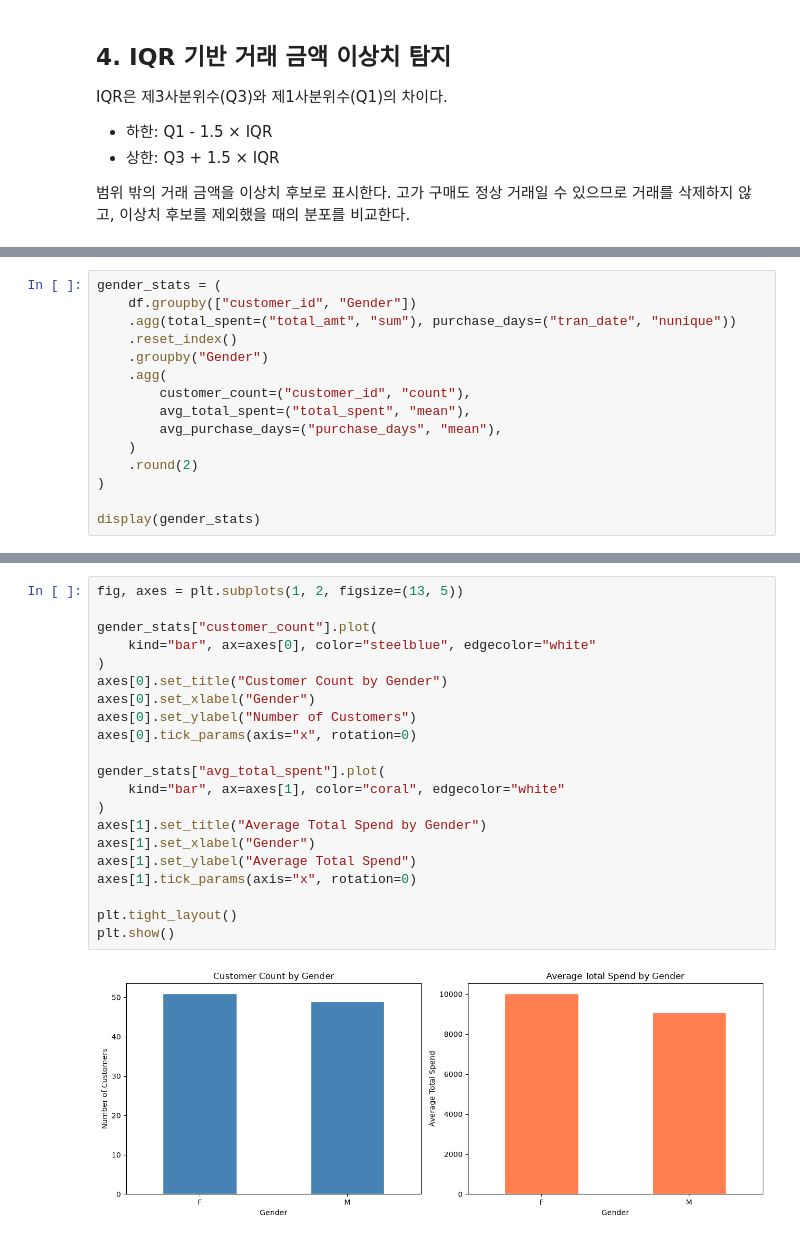
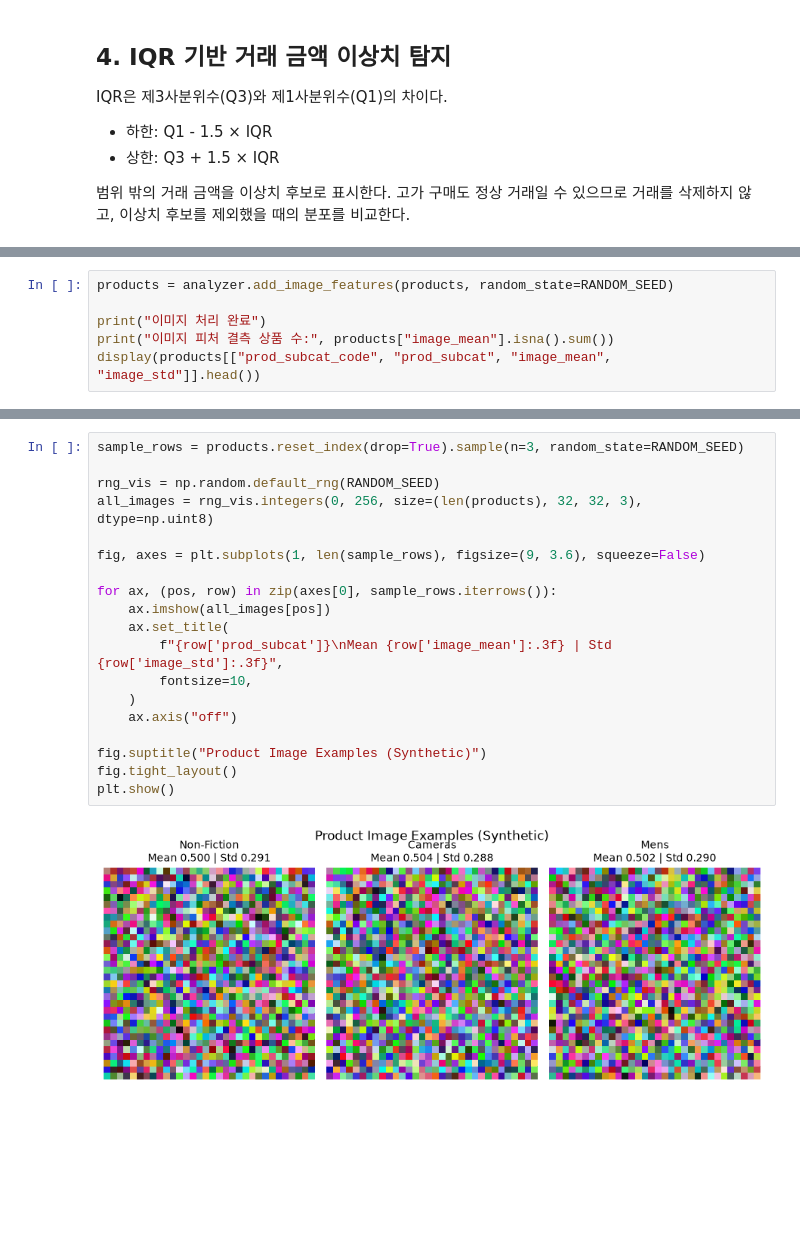
Before and after one commit to loader1017/A1-1, a Jupyter notebook: notebooks/analysis_report.ipynb, the cells around one changed output, grey strips where cells are left out. Drawn from its saved outputs; the diff is of its cells as text; blank space fills up the shorter version.

```diff
--- a/notebooks/analysis_report.ipynb
+++ b/notebooks/analysis_report.ipynb
@@ -287,16 +288,7 @@ plt.show()
 # %%
-gender_stats = (
-    df.groupby(["customer_id", "Gender"])
-    .agg(total_spent=("total_amt", "sum"), purchase_days=("tran_date", "nunique"))
-    .reset_index()
-    .groupby("Gender")
-    .agg(
-        customer_count=("customer_id", "count"),
-        avg_total_spent=("total_spent", "mean"),
-        avg_purchase_days=("purchase_days", "mean"),
-    )
-    .round(2)
-)
+products = analyzer.add_image_features(products, random_state=RANDOM_SEED)
 
-display(gender_stats)
+print("이미지 처리 완료")
+print("이미지 피처 결측 상품 수:", products["image_mean"].isna().sum())
+display(products[["prod_subcat_code", "prod_subcat", "image_mean", "image_std"]].head())
 # %% [output]
@@ -335,24 +323,22 @@ display(city_stats)
 # %%
-fig, axes = plt.subplots(1, 2, figsize=(13, 5))
+sample_rows = products.reset_index(drop=True).sample(n=3, random_state=RANDOM_SEED)
 
-gender_stats["customer_count"].plot(
-    kind="bar", ax=axes[0], color="steelblue", edgecolor="white"
-)
-axes[0].set_title("Customer Count by Gender")
-axes[0].set_xlabel("Gender")
-axes[0].set_ylabel("Number of Customers")
-axes[0].tick_params(axis="x", rotation=0)
+rng_vis = np.random.default_rng(RANDOM_SEED)
+all_images = rng_vis.integers(0, 256, size=(len(products), 32, 32, 3), dtype=np.uint8)
 
-gender_stats["avg_total_spent"].plot(
-    kind="bar", ax=axes[1], color="coral", edgecolor="white"
-)
-axes[1].set_title("Average Total Spend by Gender")
-axes[1].set_xlabel("Gender")
-axes[1].set_ylabel("Average Total Spend")
-axes[1].tick_params(axis="x", rotation=0)
+fig, axes = plt.subplots(1, len(sample_rows), figsize=(9, 3.6), squeeze=False)
 
-plt.tight_layout()
+for ax, (pos, row) in zip(axes[0], sample_rows.iterrows()):
+    ax.imshow(all_images[pos])
+    ax.set_title(
+        f"{row['prod_subcat']}\nMean {row['image_mean']:.3f} | Std {row['image_std']:.3f}",
+        fontsize=10,
+    )
+    ax.axis("off")
+
+fig.suptitle("Product Image Examples (Synthetic)")
+fig.tight_layout()
 plt.show()
 # %% [output]
-[figure, old version]
+[figure, new version]
 # %% [markdown]
```
Also changed, not shown: parts of 38 cells of this notebook, 2 other files.
